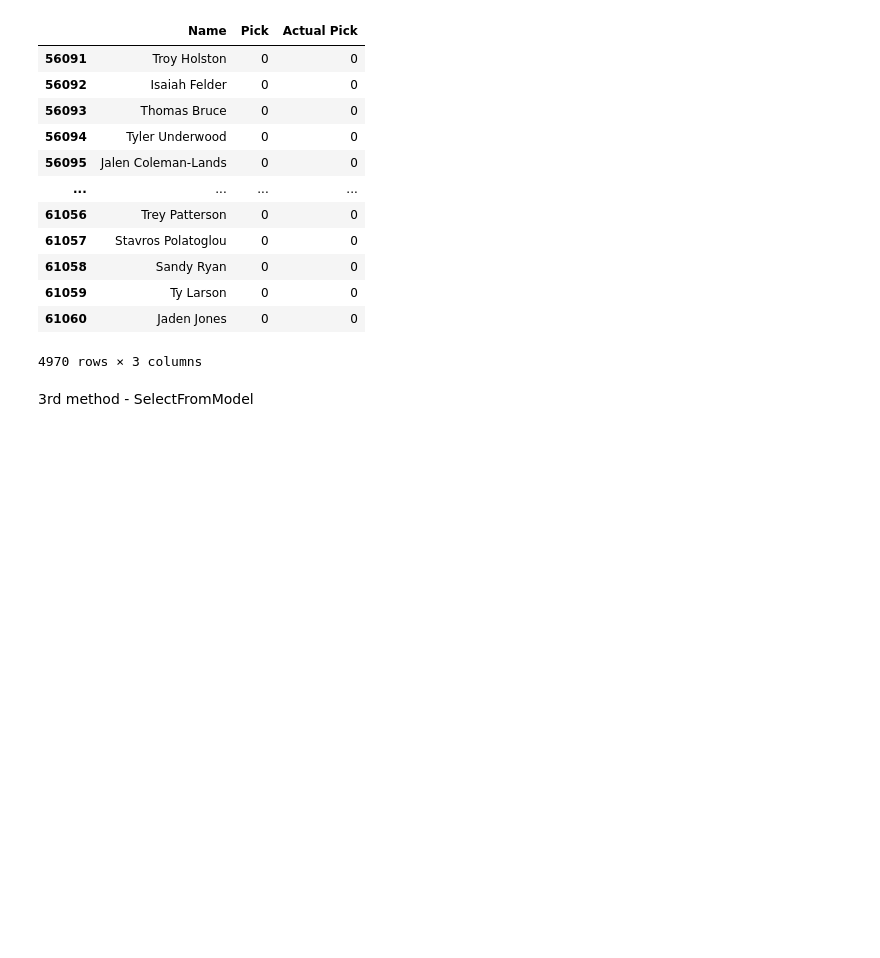
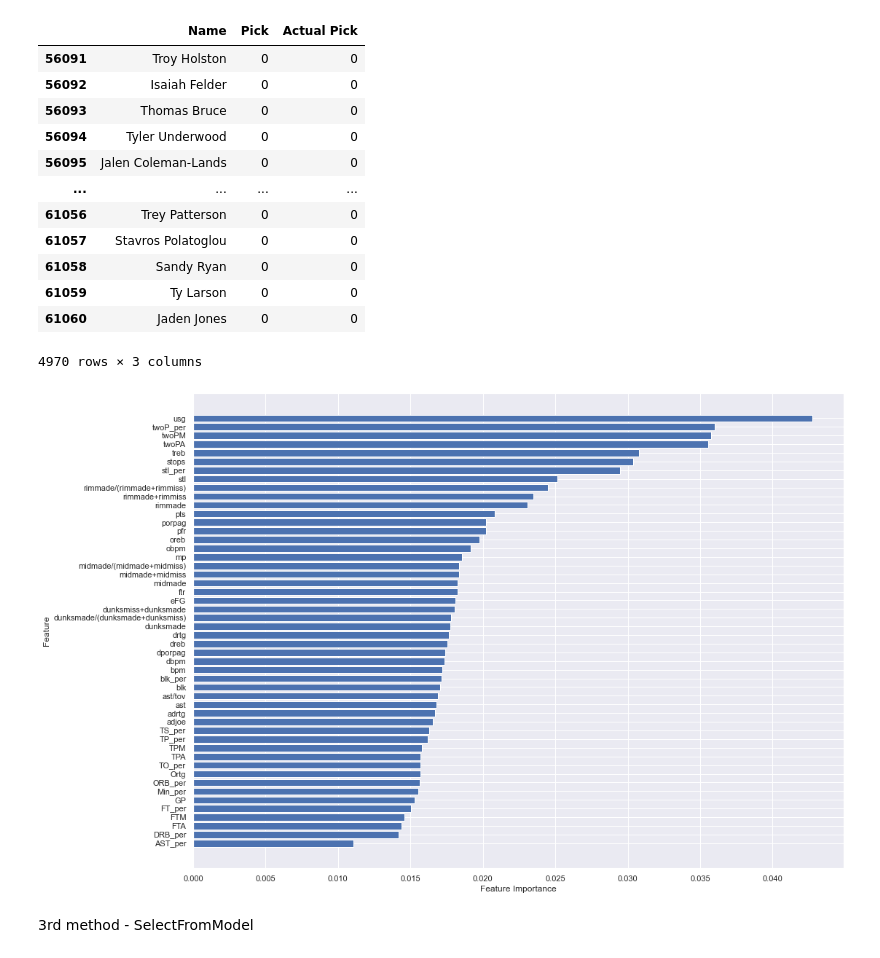
Before and after one commit to Aleksandra-dot/julDraft, a Jupyter notebook: random_forest.ipynb, the cells around one changed output. Cells and saved outputs as stored; diff of their text form; code cells hidden in the pictures; blank space fills up the shorter version.

```diff
--- a/random_forest.ipynb
+++ b/random_forest.ipynb
@@ -305,6 +331,40 @@ output
 | 61059 | Ty Larson | 0 | 0 |
 | 61060 | Jaden Jones | 0 | 0 |
 4970 rows × 3 columns
+# %%
+def plot_feature_importance(model, x_train, n=55):
+    # extract and sort the feature importance
+    features = model.feature_importances_
+    feature_names = x_train.columns.values
+
+    # combine the features importance and column names into a matrix and sort them
+    feature_matrix = np.array([features, feature_names])
+    feature_matrix = feature_matrix.transpose()
+    feature_matrix.sort(0)
+
+    # divide the column names and feature importance
+    sorted_feat = feature_matrix[:, 0]
+    sorted_columns = feature_matrix[:, 1]
+
+    sn.set(font_scale=1)
+     # plot the features
+    plt.figure(figsize=(16, 12))
+    try:
+        plt.barh(sorted_columns[-n:], sorted_feat[-n:], align='center')
+
+    except:
+        # if n features is greater than the amount that actually exists
+        n = len(sorted_feat)
+        plt.barh(sorted_columns[-n:], sorted_feat[-n:], align='center')
+
+    plt.yticks(sorted_columns[-n:], sorted_columns[-n:])
+    plt.xlabel("Feature Importance")
+    plt.ylabel("Feature")
+    return
+# %%
+plot_feature_importance(model, train_X)
+# %% [output]
+[figure, added]
 # %% [markdown]
 3rd method - SelectFromModel
 # %%
```
Also changed, not shown: parts of 6 cells of this notebook.
